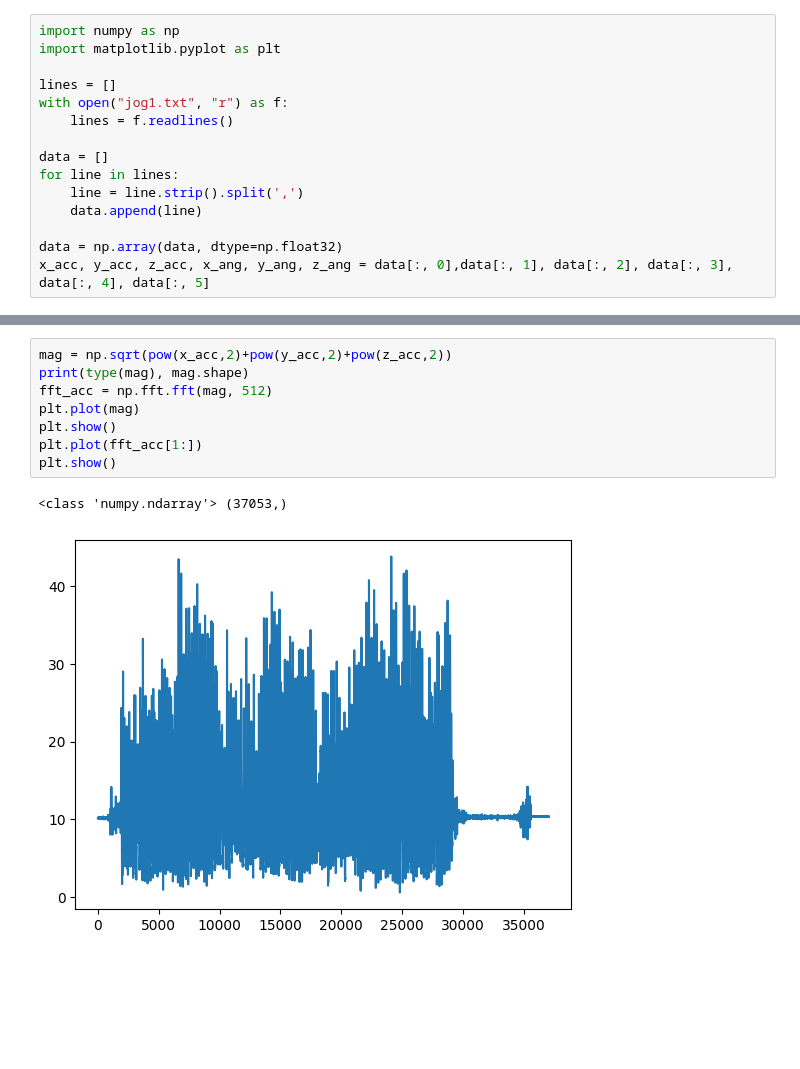
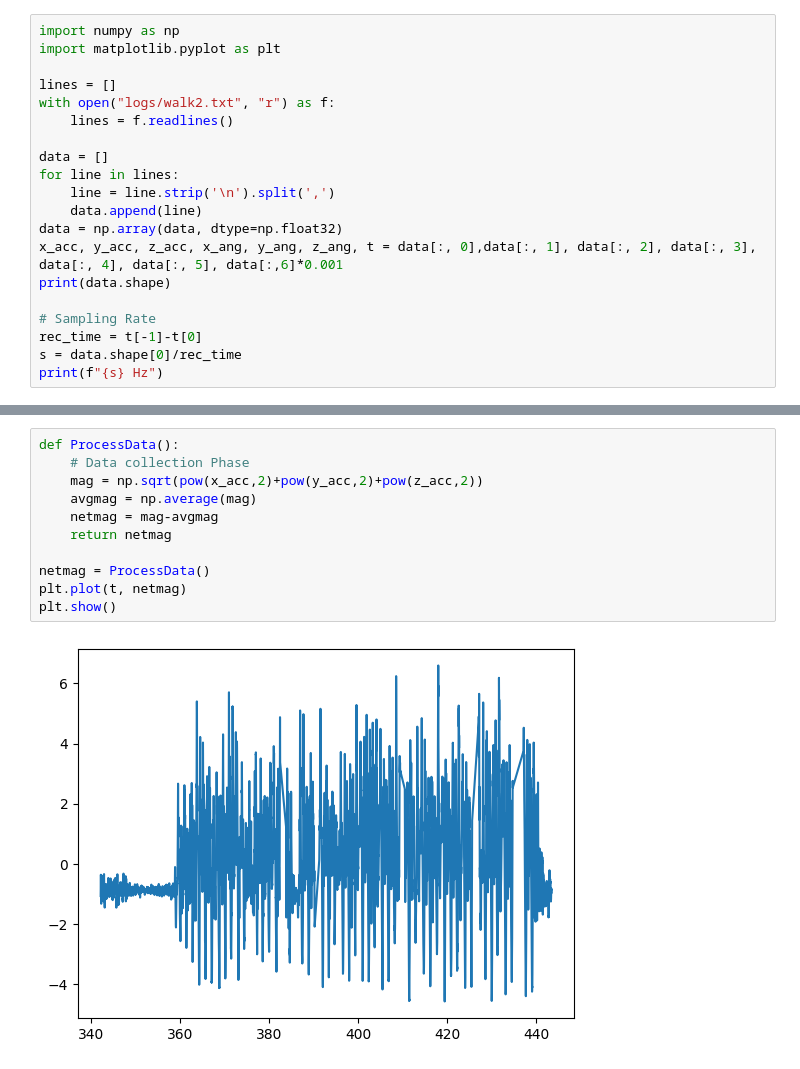
Before and after one commit to CH5425-ShockDetectionProject/StepCounter, a Jupyter notebook: Logs/DataProcessing.ipynb, the cells around one changed output, grey strips where cells are left out. Cells and saved outputs as stored; diff of their text form; blank space fills up the shorter version.

```diff
--- a/Logs/DataProcessing.ipynb
+++ b/Logs/DataProcessing.ipynb
@@ -3,13 +3,18 @@ import numpy as np
 import matplotlib.pyplot as plt
 
 lines = []
-with open("jog1.txt", "r") as f:
+with open("logs/walk2.txt", "r") as f:
     lines = f.readlines()
 
 data = []
 for line in lines:
-    line = line.strip().split(',')
+    line = line.strip('\n').split(',')
     data.append(line)
+data = np.array(data, dtype=np.float32)
+x_acc, y_acc, z_acc, x_ang, y_ang, z_ang, t = data[:, 0],data[:, 1], data[:, 2], data[:, 3], data[:, 4], data[:, 5], data[:,6]*0.001
+print(data.shape)
 
-data = np.array(data, dtype=np.float32)
-x_acc, y_acc, z_acc, x_ang, y_ang, z_ang = data[:, 0],data[:, 1], data[:, 2], data[:, 3], data[:, 4], data[:, 5]
+# Sampling Rate
+rec_time = t[-1]-t[0]
+s = data.shape[0]/rec_time
+print(f"{s} Hz")
@@ -32,11 +39,13 @@ plt.show()
 # %%
-mag = np.sqrt(pow(x_acc,2)+pow(y_acc,2)+pow(z_acc,2))
-print(type(mag), mag.shape)
-fft_acc = np.fft.fft(mag, 512)
-plt.plot(mag)
+def ProcessData():
+    # Data collection Phase
+    mag = np.sqrt(pow(x_acc,2)+pow(y_acc,2)+pow(z_acc,2))
+    avgmag = np.average(mag)
+    netmag = mag-avgmag
+    return netmag
+
+netmag = ProcessData()
+plt.plot(t, netmag)
 plt.show()
-plt.plot(fft_acc[1:])
-plt.show()
 # %% [output]
-<class 'numpy.ndarray'> (37053,)
-[figure, old version]
+[figure, new version]
```
Also changed, not shown: parts of 5 cells of this notebook, 5 other files.
